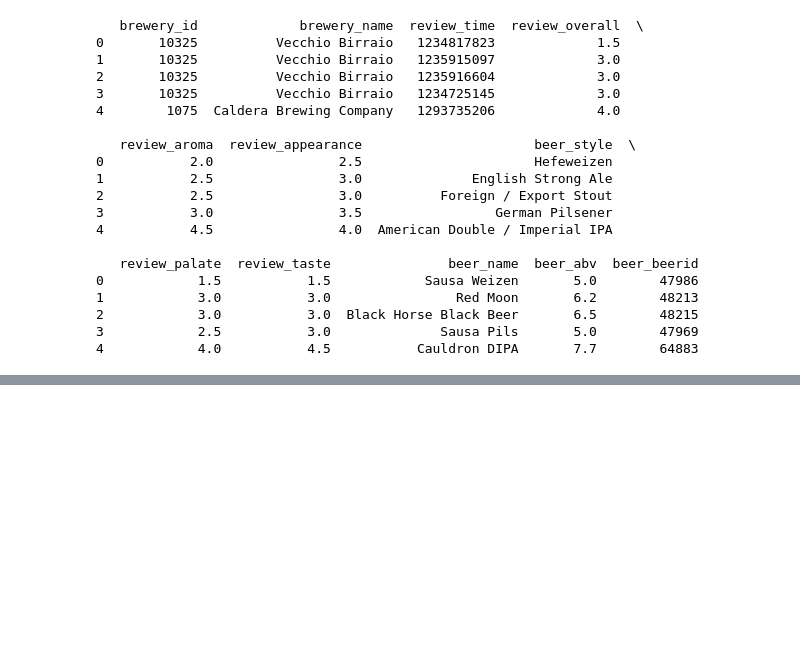
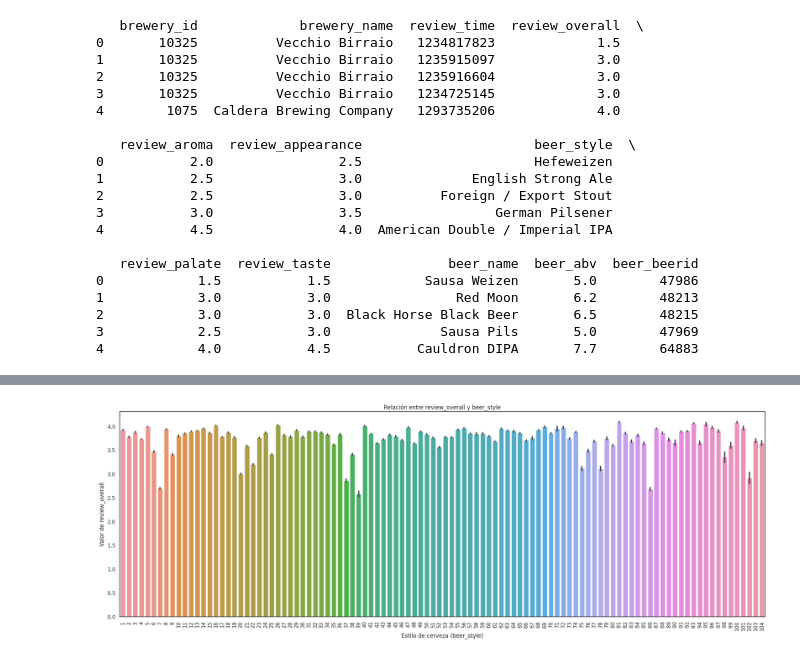
Before and after one commit to NicoD920/mineData_Work, a Jupyter notebook: EDA.ipynb, the cells around one changed output, grey strips where cells are left out. Saved outputs shown, nothing was run; the diff lists cells and outputs as text; code cells hidden in the pictures; blank space fills up the shorter version.

```diff
--- a/EDA.ipynb
+++ b/EDA.ipynb
@@ -169,0 +285,15 @@ print(df.head())
+# %%
+import seaborn as sns
+import matplotlib.pyplot as plt
+
+# Supongamos que 'df' es tu DataFrame y deseas visualizar la relación entre 'review_overall' y 'beer_style'.
+
+plt.figure(figsize=(25, 8))
+sns.barplot(data=df, x='beer_style', y='review_overall')
+plt.title('Relación entre review_overall y beer_style')
+plt.xlabel('Estilo de cerveza (beer_style)')
+plt.ylabel('Valor de review_overall')
+plt.xticks(rotation=90)
+plt.show()
+# %% [output]
+[figure, added]
```
Also changed, not shown: parts of 8 cells of this notebook.
